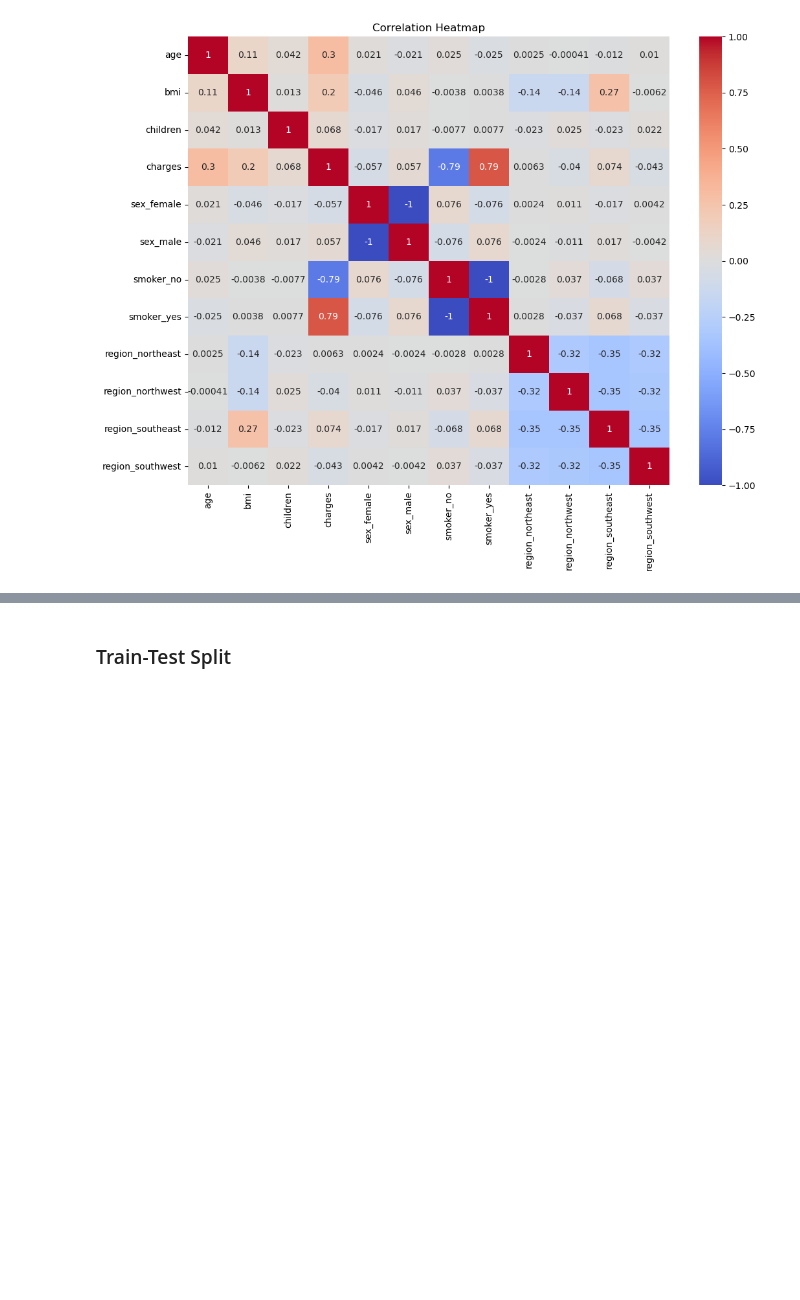
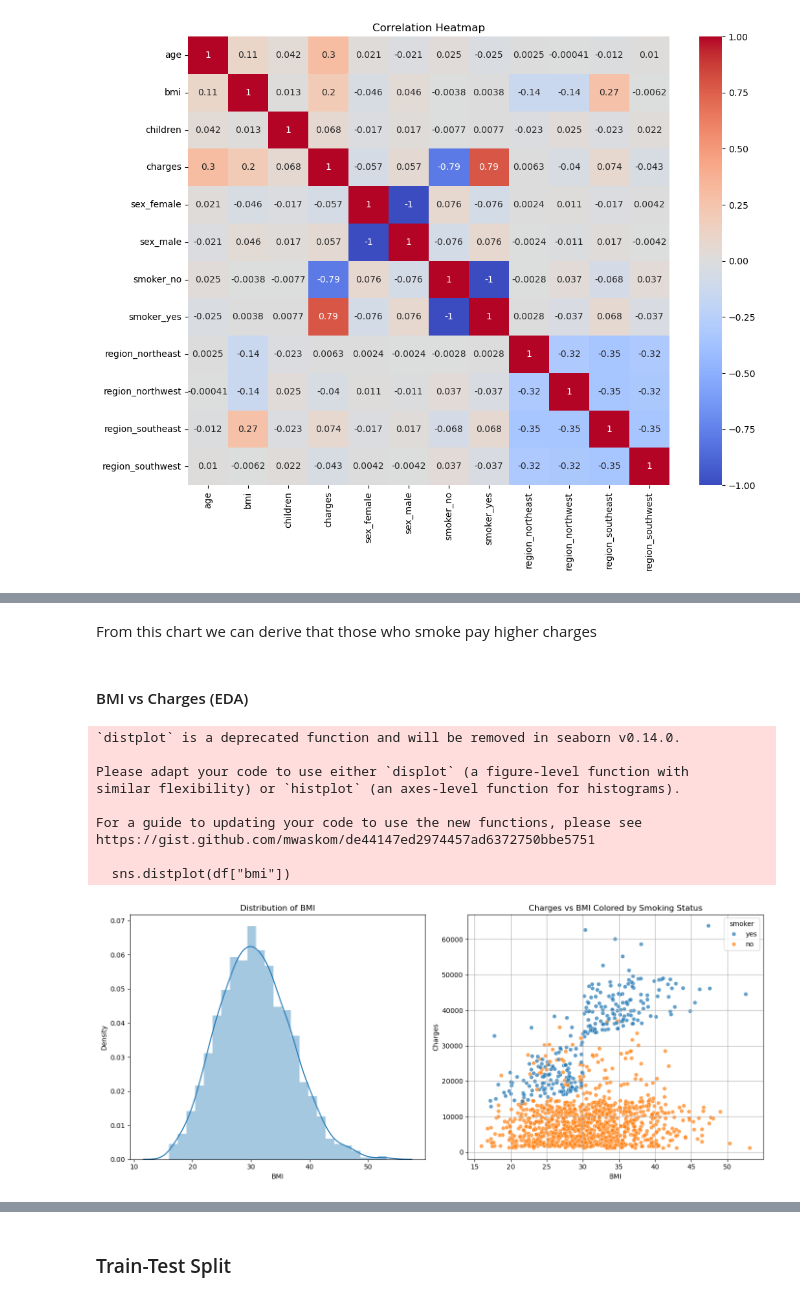
Before and after one commit to TristanGulzar/Medical-Aid-Data-Analysis, a Jupyter notebook: Part1.ipynb, the cells around one changed output, grey strips where cells are left out. Drawn from its saved outputs; the diff is of its cells as text; code cells hidden in the pictures; blank space fills up the shorter version.

```diff
--- a/Part1.ipynb
+++ b/Part1.ipynb
@@ -340,0 +335,38 @@ plt.show()
+# %% [markdown]
+From this chart we can derive that those who smoke pay higher charges
+# %% [markdown]
+#### BMI vs Charges (EDA)
+# %%
+import matplotlib.pyplot as plt
+import seaborn as sns
+
+# First graph: Distribution of BMI
+plt.figure(figsize=(14, 6))
+
+plt.subplot(1, 2, 1)
+sns.distplot(df["bmi"])
+plt.title("Distribution of BMI")
+plt.xlabel("BMI")
+plt.ylabel("Density")
+
+# Second graph: Scatterplot of Charges vs BMI colored by Smoking Status
+plt.subplot(1, 2, 2)
+sns.scatterplot(data=df, x='bmi', y='charges', hue='smoker', alpha=0.7)
+plt.title("Charges vs BMI Colored by Smoking Status")
+plt.xlabel("BMI")
+plt.ylabel("Charges")
+plt.grid(True)
+
+plt.tight_layout()
+plt.show()
+# %% [output]
+`distplot` is a deprecated function and will be removed in seaborn v0.14.0.
+
+Please adapt your code to use either `displot` (a figure-level function with
+similar flexibility) or `histplot` (an axes-level function for histograms).
+
+For a guide to updating your code to use the new functions, please see
+https://gist.github.com/mwaskom/de44147ed2974457ad6372750bbe5751
+
+  sns.distplot(df["bmi"])
+[figure, added]
```
Also changed, not shown: parts of 64 cells of this notebook, 2 other files.
